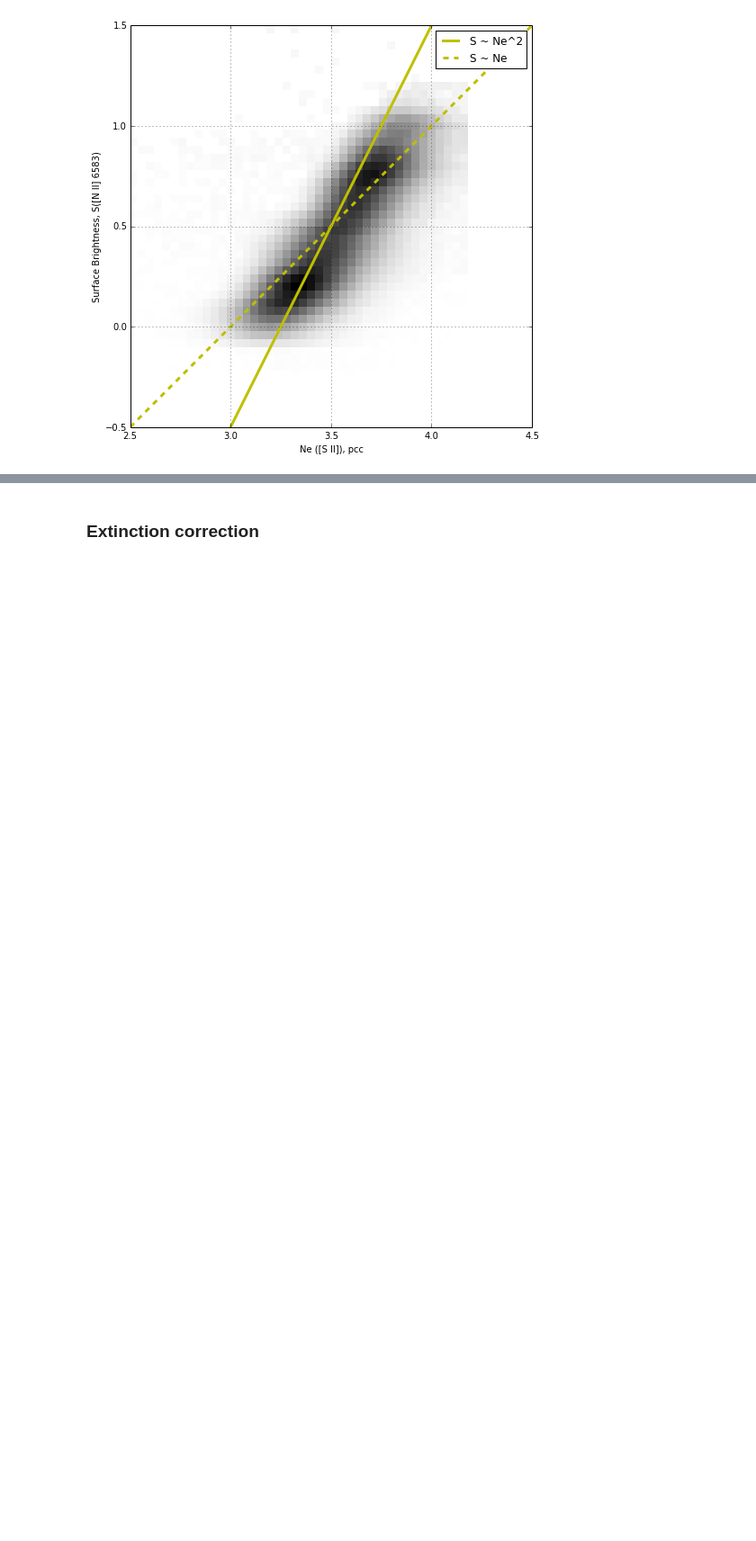
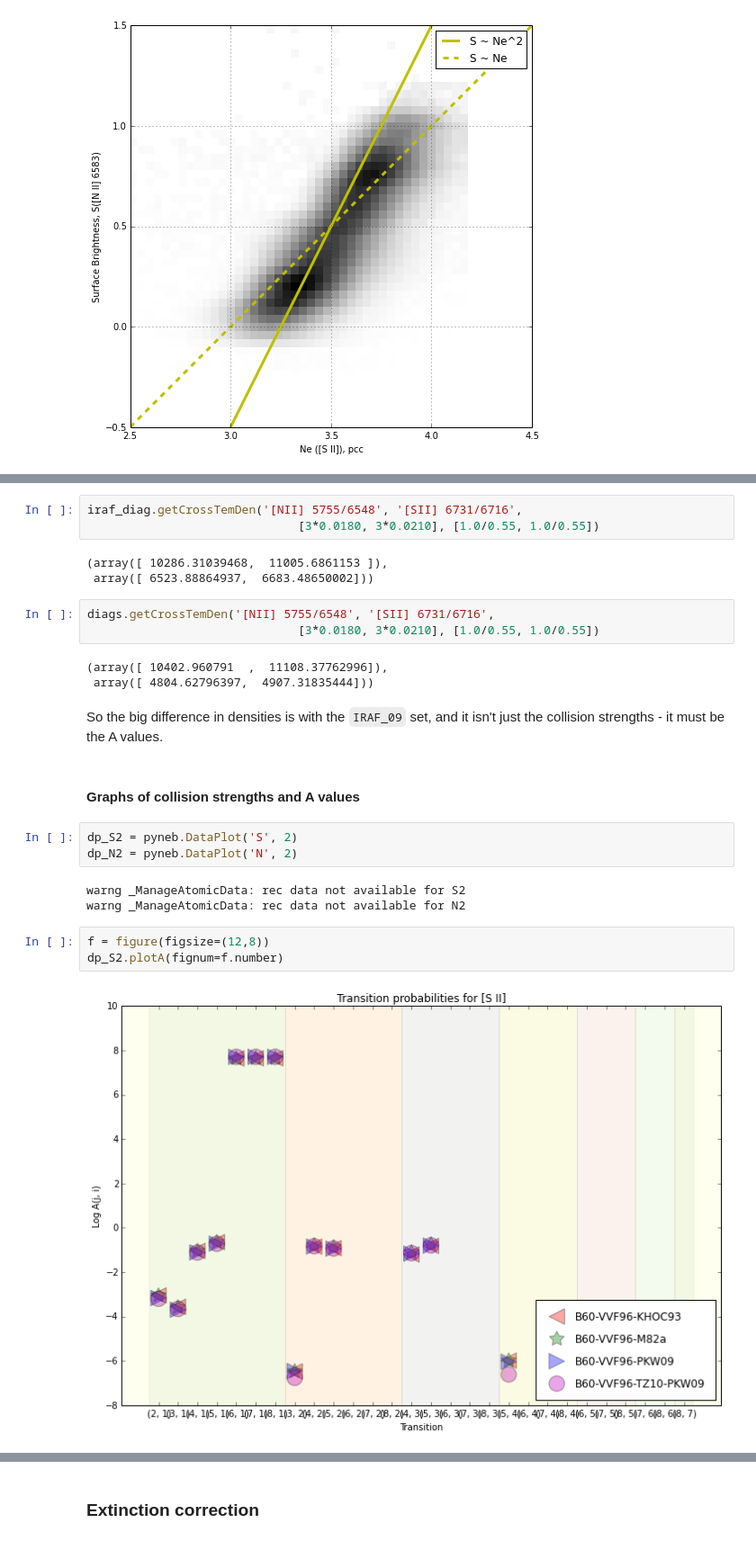
Before and after one commit to deprecated/orion-tsq, a Jupyter notebook: WFC3 images exploration.ipynb, the cells around one changed output, grey strips where cells are left out. Shown at 90% size. Saved outputs shown, nothing was run; the diff lists cells and outputs as text; blank space fills up the shorter version.

```diff
--- a/WFC3 images exploration.ipynb
+++ b/WFC3 images exploration.ipynb
@@ -730,0 +979,27 @@ gcf().savefig("snii-versus-ne.pdf")
+# %%
+iraf_diag.getCrossTemDen('[NII] 5755/6548', '[SII] 6731/6716',
+                              [3*0.0180, 3*0.0210], [1.0/0.55, 1.0/0.55])
+# %% [output]
+(array([ 10286.31039468,  11005.6861153 ]),
+ array([ 6523.88864937,  6683.48650002]))
+# %%
+diags.getCrossTemDen('[NII] 5755/6548', '[SII] 6731/6716',
+                              [3*0.0180, 3*0.0210], [1.0/0.55, 1.0/0.55])
+# %% [output]
+(array([ 10402.960791  ,  11108.37762996]),
+ array([ 4804.62796397,  4907.31835444]))
+# %% [markdown]
+So the big difference in densities is with the `IRAF_09` set, and it isn't just the collision strengths - it must be the A values.
+# %% [markdown]
+#### Graphs of collision strengths and A values
+# %%
+dp_S2 = pyneb.DataPlot('S', 2)
+dp_N2 = pyneb.DataPlot('N', 2)
+# %% [output]
+warng _ManageAtomicData: rec data not available for S2
+warng _ManageAtomicData: rec data not available for N2
+# %%
+f = figure(figsize=(12,8))
+dp_S2.plotA(fignum=f.number)
+# %% [output]
+[figure, added]
```
Also changed, not shown: parts of 35 cells of this notebook, 6 other files.
